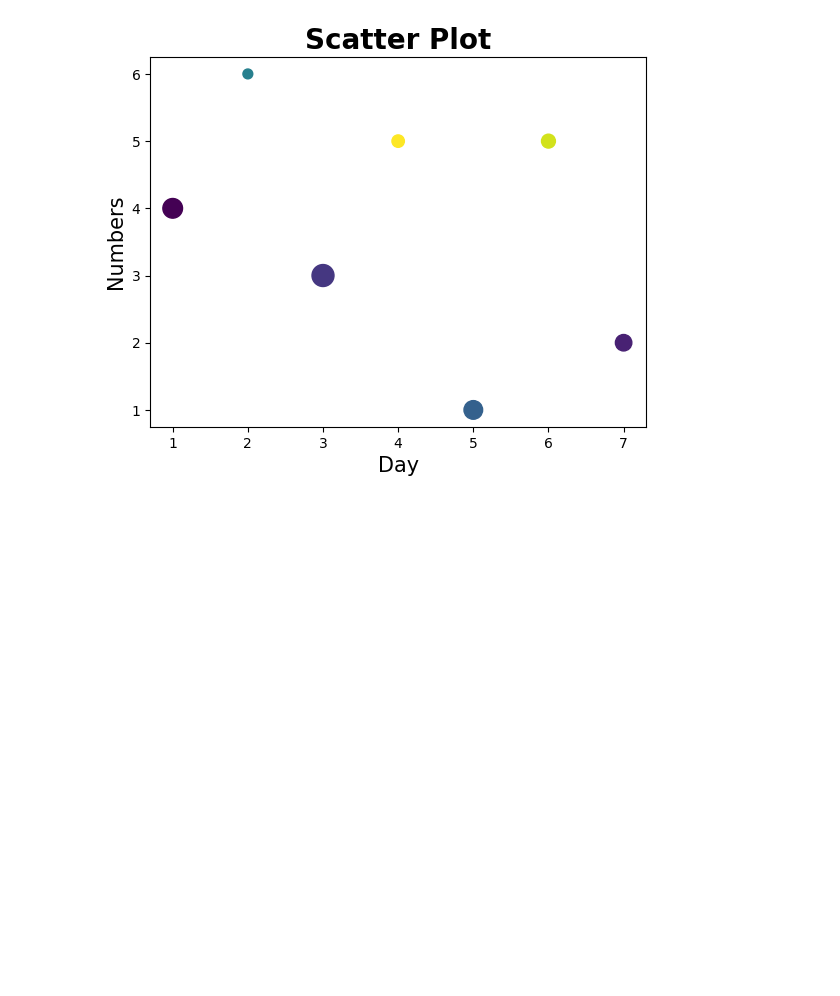
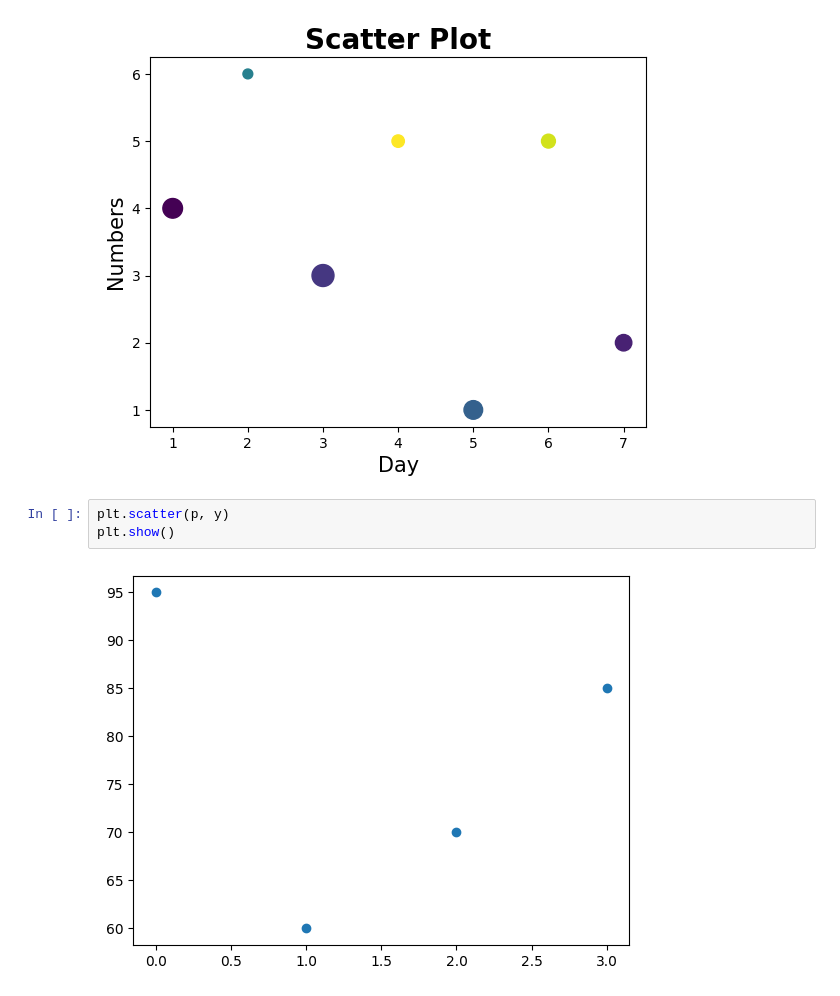
Before and after one commit to rajan-dhinoja/python_libraries, a Jupyter notebook: Matplotlib_Tutorial.ipynb, the cells around one changed output. Drawn from its saved outputs; the diff is of its cells as text; blank space fills up the shorter version.

```diff
--- a/Matplotlib_Tutorial.ipynb
+++ b/Matplotlib_Tutorial.ipynb
@@ -96,3 +96,8 @@ plt.scatter(day, num,c=colors, s=sizes, cmap="viridis")
 plt.show()
 # %% [output]
 [figure]
+# %%
+plt.scatter(p, y)
+plt.show()
+# %% [output]
+[figure, added]
```
